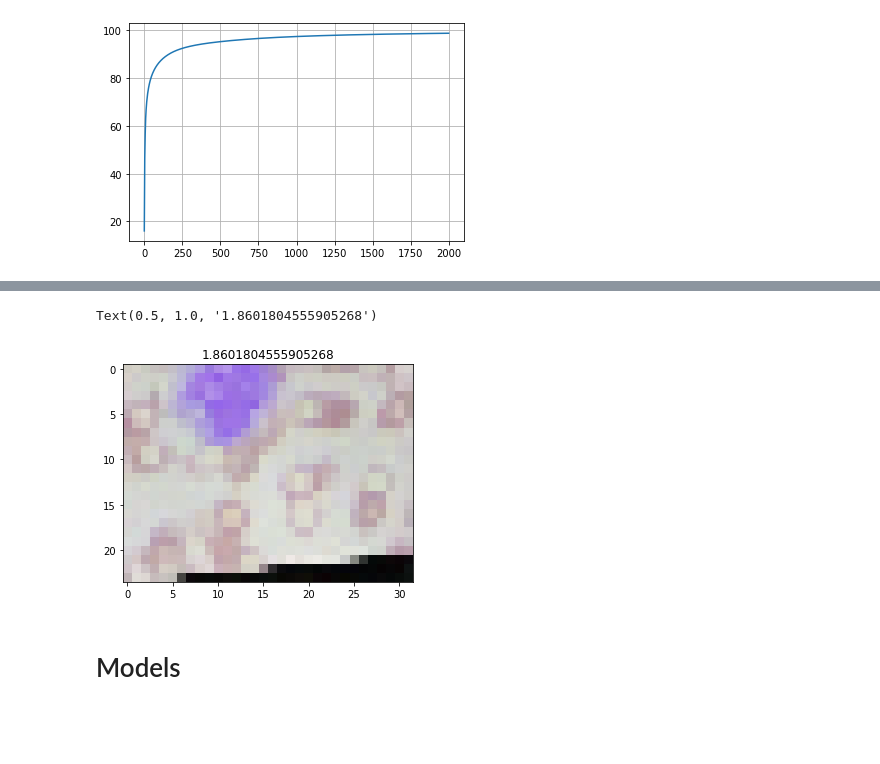
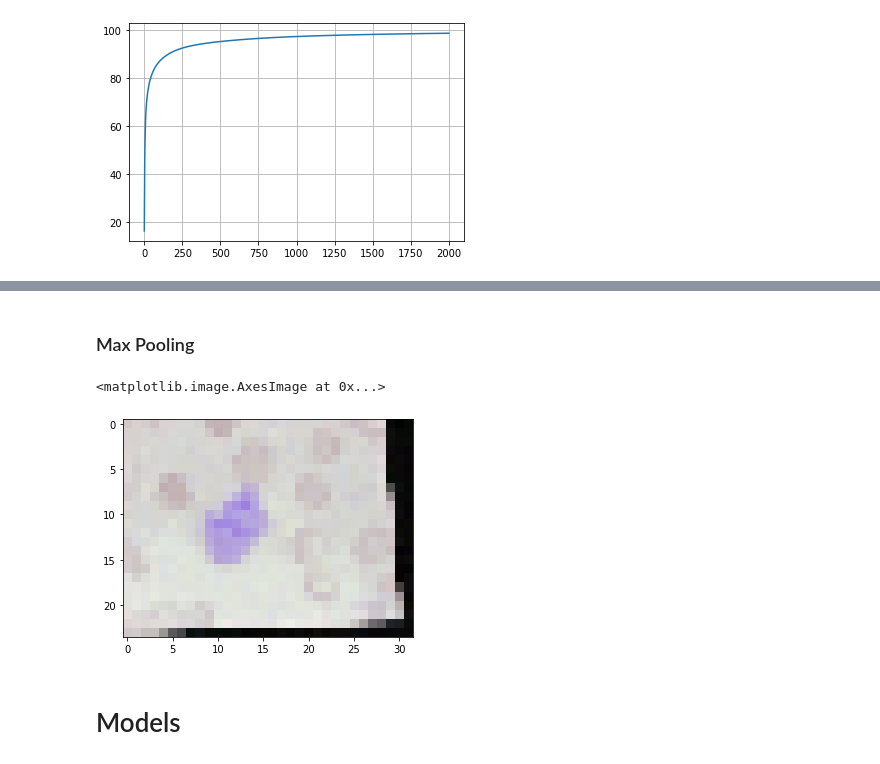
Before and after one commit to noamya-sh/Blood-Cells-ML-Course, a Jupyter notebook: Final Project - Blood cells.ipynb, the cells around one changed output, grey strips where cells are left out. Cells and saved outputs as stored; diff of their text form; code cells hidden in the pictures; blank space fills up the shorter version.

```diff
--- a/Final Project - Blood cells.ipynb
+++ b/Final Project - Blood cells.ipynb
@@ -243,0 +272,6 @@ df_test_reconstructed_pca = pd.DataFrame(df_test_reconstructed_pca)
+# %%
+df_train_reconstructed_pca = pd.read_csv('train_pca.csv')
+df_test_reconstructed_pca = pd.read_csv('test_pca.csv')
+# %%
+df_train_reconstructed_pca = df_train_reconstructed_pca.iloc[:, :-1]
+df_test_reconstructed_pca = df_test_reconstructed_pca.iloc[:, :-1]
@@ -244,3 +362,5 @@ df_test_reconstructed_pca = pd.DataFrame(df_test_reconstructed_pca)
+# %% [markdown]
+### Max Pooling
 # %%
 def max_pooling(df):
     pooled_images = []  # List to store pooled images
@@ -257,11 +377,11 @@ def max_pooling(df):
 df_train_max_pool = max_pooling(pd.DataFrame(df_train_reconstructed_pca))
 df_test_max_pool = max_pooling(pd.DataFrame(df_test_reconstructed_pca))
 # %%
-img = df_train_max_pool.iloc[2, :-1] / 255
+img = df_train_max_pool.iloc[5, :] / 255
 plt.imshow(np.array(img).reshape(24, 32, 3))
 # %% [output]
-Text(0.5, 1.0, '1.8601804555905268')
+<matplotlib.image.AxesImage at 0x...>
-[figure, old version]
+[figure, new version]
 # %%
 df_train_max_pool = df_train_max_pool.join(df_train.iloc[:, -1])
 df_test_max_pool = df_test_max_pool.join(df_test.iloc[:, -1])
```
Also changed, not shown: parts of 51 cells of this notebook.
